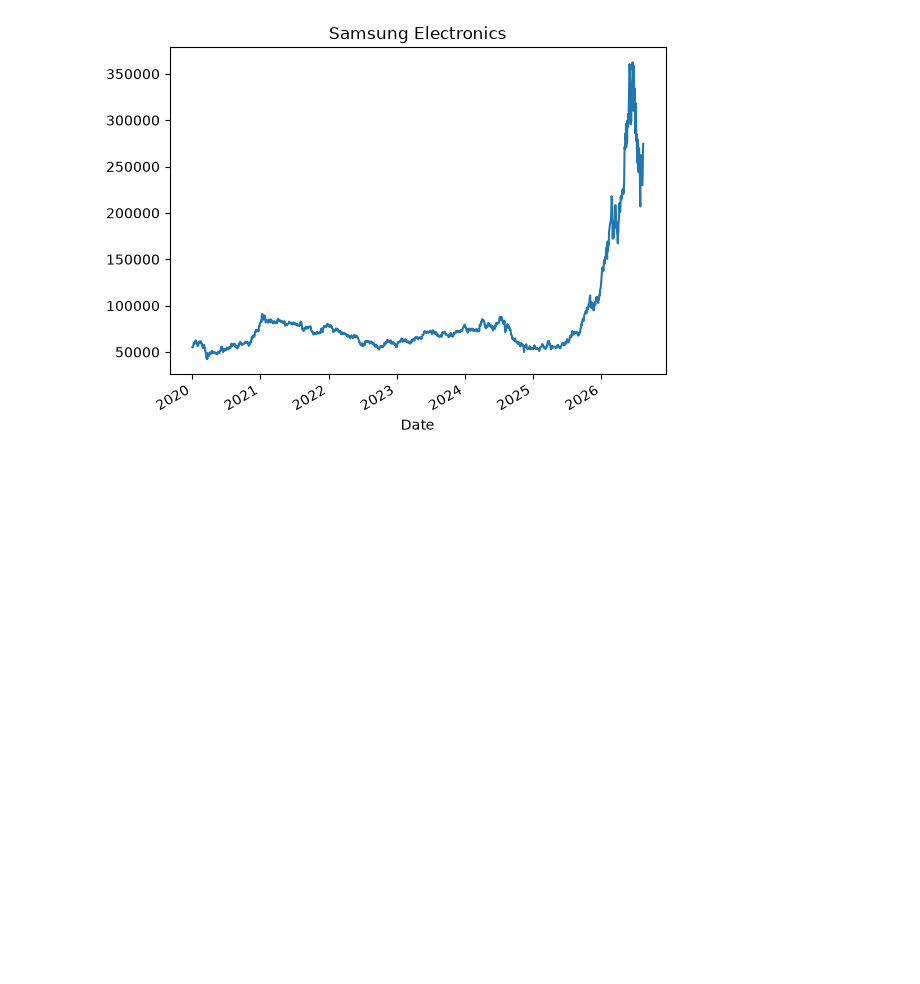
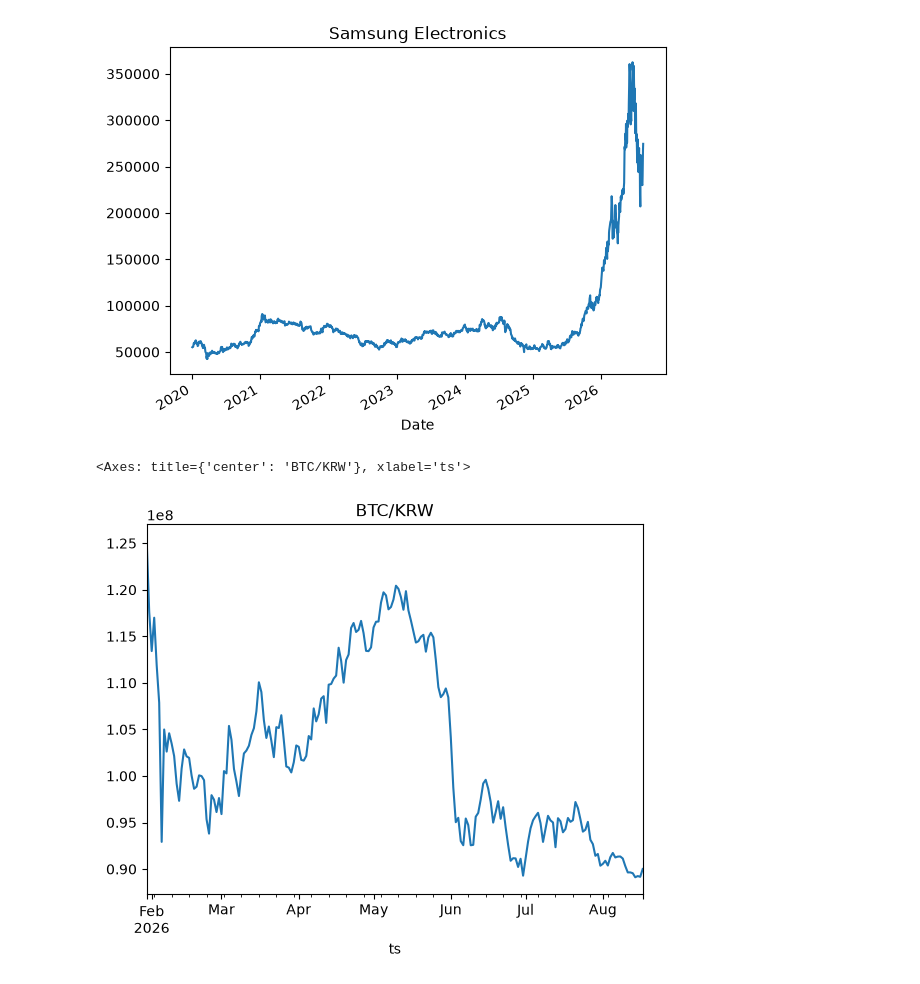
Before and after one commit to stevekwak-2000/quant-study, a Jupyter notebook: hello_quant.ipynb, the cells around one changed output. Saved outputs shown, nothing was run; the diff lists cells and outputs as text; code cells hidden in the pictures; blank space fills up the shorter version.

Commit message:
add: BTC/KRW chart via ccxt

```diff
--- a/hello_quant.ipynb
+++ b/hello_quant.ipynb
@@ -5,3 +5,18 @@ df['Close'].plot(title='Samsung Electronics')
 # %% [output]
 <Axes: title={'center': 'Samsung Electronics'}, xlabel='Date'>
 [figure]
+# %%
+import ccxt
+import pandas as pd
+
+ex = ccxt.upbit()
+ohlcv = ex.fetch_ohlcv('BTC/KRW', '1d', limit=200)
+
+df = pd.DataFrame(ohlcv, columns=['ts','open','high','low','close','volume'])
+df['ts'] = pd.to_datetime(df['ts'], unit='ms')
+df = df.set_index('ts')
+
+df['close'].plot(title='BTC/KRW')
+# %% [output]
+<Axes: title={'center': 'BTC/KRW'}, xlabel='ts'>
+[figure, added]
```
